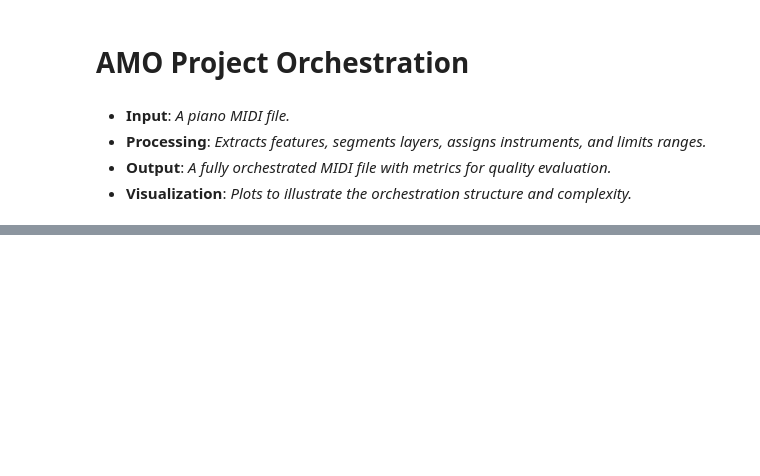
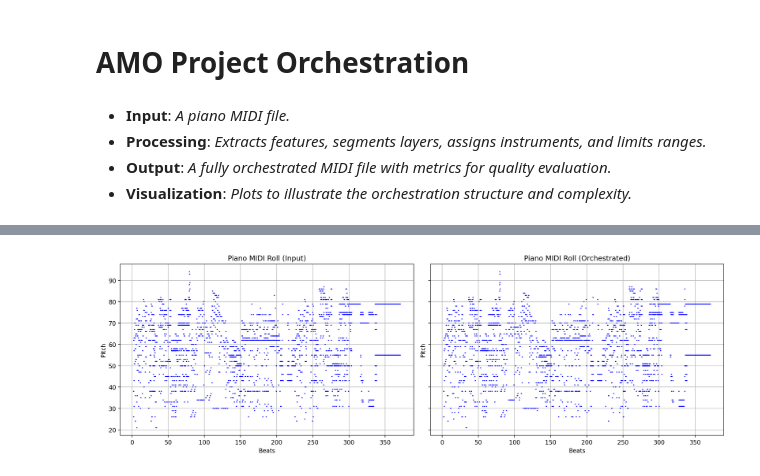
Before and after one commit to MateoLopez00/AMO-Project, a Jupyter notebook: main/AMO_main.ipynb, the cells around one changed output, grey strips where cells are left out. Drawn from its saved outputs; the diff is of its cells as text; code cells hidden in the pictures; blank space fills up the shorter version.

```diff
--- a/main/AMO_main.ipynb
+++ b/main/AMO_main.ipynb
@@ -237,0 +155,23 @@ plot_polyphony(orchestration_notes)
+# %%
+import matplotlib.pyplot as plt
+
+# Create a figure with two subplots side by side,
+# and force both subplots to share the same x and y axes.
+fig, axs = plt.subplots(1, 2, figsize=(15, 5), sharex=True, sharey=True)
+
+# Plot the piano roll for the input MIDI file on the first subplot.
+plot_piano_roll(piano_notes, title="Piano MIDI Roll (Input)", ax=axs[0])
+
+# Plot the piano roll for the orchestrated output on the second subplot.
+plot_piano_roll(orchestration_notes, title="Piano MIDI Roll (Orchestrated)", ax=axs[1])
+
+# Optionally, if you want to force a particular axis range (for example):
+# axs[0].set_xlim(0, max_x_value)
+# axs[0].set_ylim(min_y_value, max_y_value)
+# axs[1].set_xlim(0, max_x_value)
+# axs[1].set_ylim(min_y_value, max_y_value)
+
+plt.tight_layout()  # Adjust layout so labels and titles don't overlap.
+plt.show()
+# %% [output]
+[figure, added]
```
Also changed, not shown: parts of 15 cells of this notebook.
